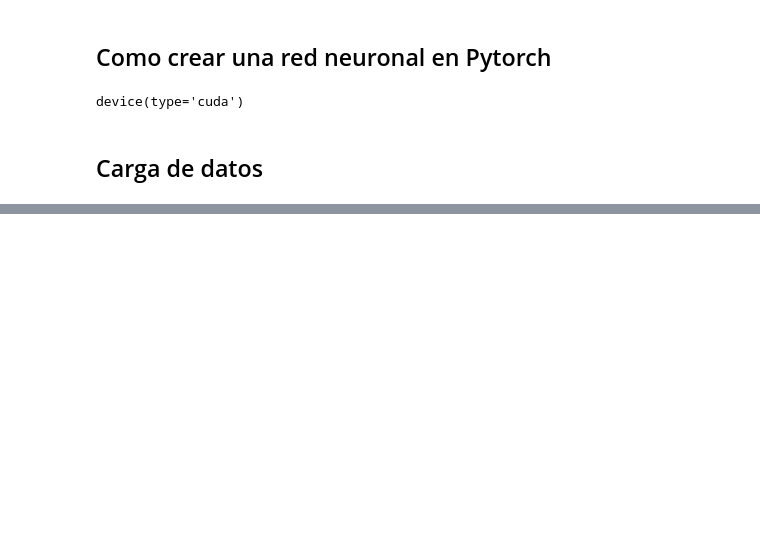
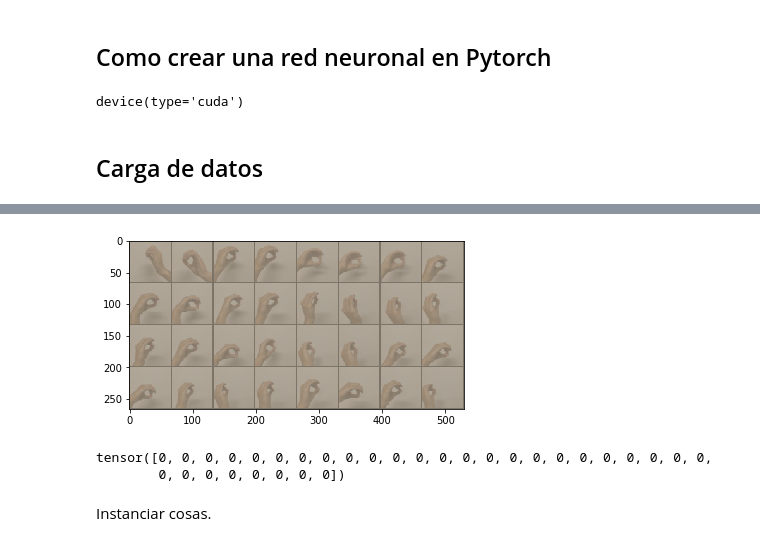
Before and after one commit to iMarioSL/Deep-learning-platzi, a Jupyter notebook: Red neuronal en Pytorch.ipynb, the cells around one changed output, grey strips where cells are left out. Drawn from its saved outputs; the diff is of its cells as text; code cells hidden in the pictures; blank space fills up the shorter version.

```diff
--- a/Red neuronal en Pytorch.ipynb
+++ b/Red neuronal en Pytorch.ipynb
@@ -82,0 +95,35 @@ AttributeError:
+# %%
+# Vamos a convertir nuestro DS en un tensor.
+trainset = signs = SIGNSDataset("C:\\Users\\masan\\Desktop\\Cursos Platzi\\Deep learning con Pytorch\\dl-pytorch\\datasets",
+                                split="train", transform = transforms.ToTensor())
+# %%
+# El dataloader nos sirve para  cargar las imagenes por lotes
+# de maera convencional se establece que el batcjh_size = 32
+dataloader = DataLoader(trainset, batch_size=32)
+# %%
+import numpy as np
+import matplotlib.pyplot as plt
+
+def imshow(inp, title=None):
+    """Imshow for Tensor."""
+    inp = inp.numpy().transpose((1, 2, 0))
+    mean = np.array([0.485, 0.456, 0.406])
+    std = np.array([0.229, 0.224, 0.225])
+    inp = std * inp + mean
+    inp = np.clip(inp, 0, 1)
+    plt.imshow(inp)
+    if title is not None:
+        plt.title(title)
+    plt.pause(0.001)  #
+# %%
+from torchvision.utils import make_grid #
+
+for inputs, targets in dataloader:
+    out = make_grid(inputs)
+    imshow(out)
+    print(targets)
+    break
+# %% [output]
+[figure, added]
+tensor([0, 0, 0, 0, 0, 0, 0, 0, 0, 0, 0, 0, 0, 0, 0, 0, 0, 0, 0, 0, 0, 0, 0, 0,
+        0, 0, 0, 0, 0, 0, 0, 0])
@@ -82,0 +132,2 @@ AttributeError:
+# %% [markdown]
+Instanciar cosas.
```
Also changed, not shown: parts of 10 cells of this notebook, 1 other file.
